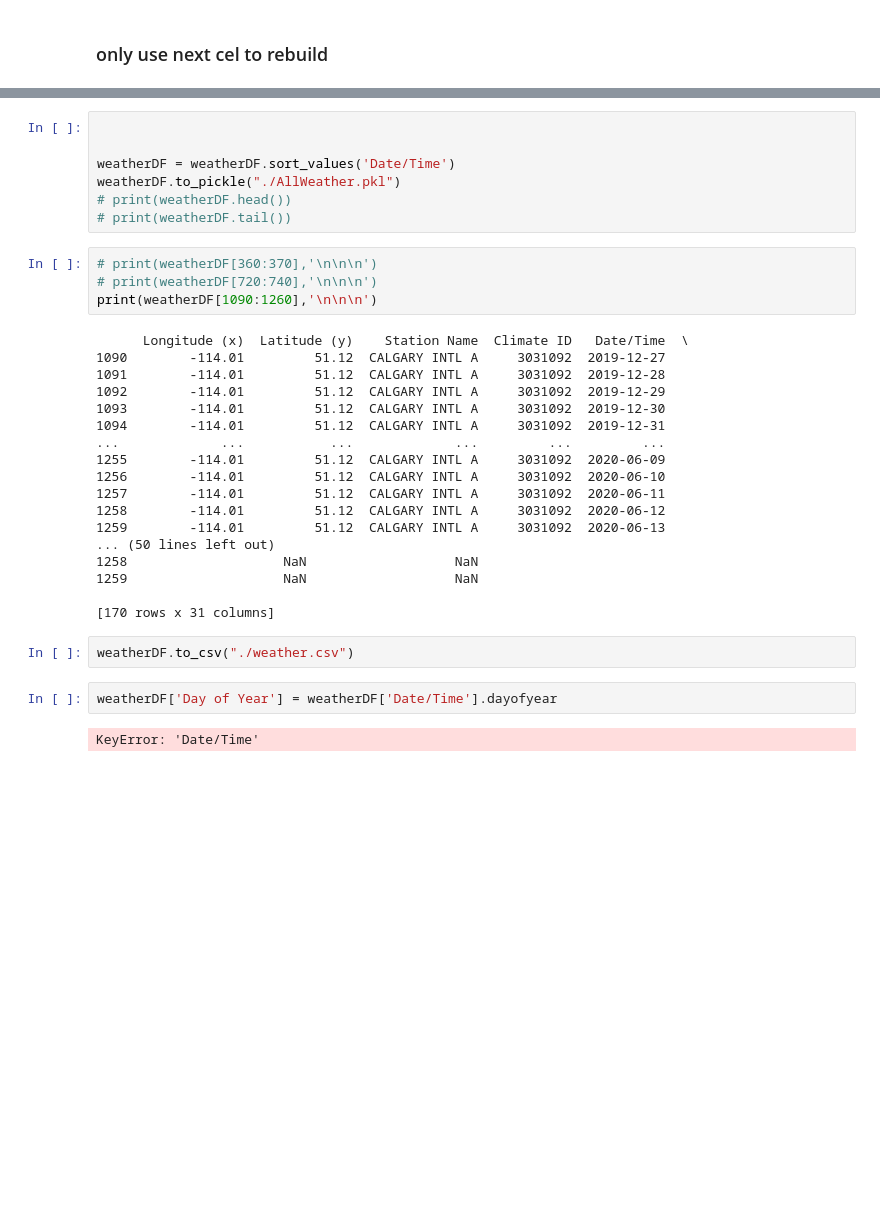
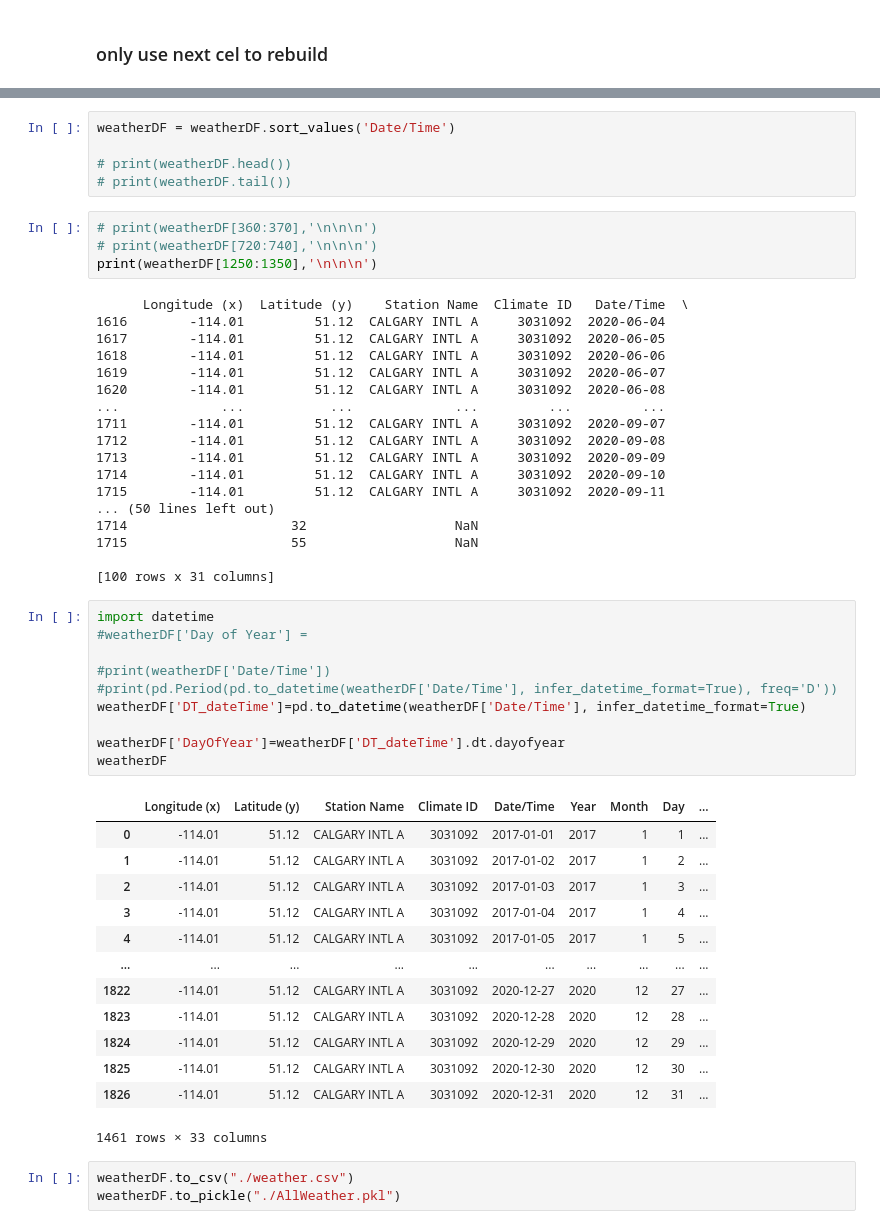
Before and after one commit to tarkus1/irrigation, a Jupyter notebook: weather/Weather History Download.ipynb, the cells around one changed output, grey strips where cells are left out. Cells and saved outputs as stored; diff of their text form; blank space fills up the shorter version.

Commit message:
weather download improvements

```diff
--- a/weather/Weather History Download.ipynb
+++ b/weather/Weather History Download.ipynb
@@ -208,37 +154,56 @@ Min Temp (°C)                1221
 
 [5 rows x 31 columns]
 # %%
+weatherDF = weatherDF.sort_values('Date/Time')
 
-
-weatherDF = weatherDF.sort_values('Date/Time')
-weatherDF.to_pickle("./AllWeather.pkl")
 # print(weatherDF.head())
 # print(weatherDF.tail())
 # %%
 # print(weatherDF[360:370],'\n\n\n')
 # print(weatherDF[720:740],'\n\n\n')
-print(weatherDF[1090:1260],'\n\n\n')
+print(weatherDF[1250:1350],'\n\n\n')
 # %% [output]
       Longitude (x)  Latitude (y)    Station Name  Climate ID   Date/Time  \
-1090        -114.01         51.12  CALGARY INTL A     3031092  2019-12-27
-1091        -114.01         51.12  CALGARY INTL A     3031092  2019-12-28
-1092        -114.01         51.12  CALGARY INTL A     3031092  2019-12-29
-1093        -114.01         51.12  CALGARY INTL A     3031092  2019-12-30
-1094        -114.01         51.12  CALGARY INTL A     3031092  2019-12-31
+1616        -114.01         51.12  CALGARY INTL A     3031092  2020-06-04
+1617        -114.01         51.12  CALGARY INTL A     3031092  2020-06-05
+1618        -114.01         51.12  CALGARY INTL A     3031092  2020-06-06
+1619        -114.01         51.12  CALGARY INTL A     3031092  2020-06-07
+1620        -114.01         51.12  CALGARY INTL A     3031092  2020-06-08
 ...             ...           ...             ...         ...         ...
-1255        -114.01         51.12  CALGARY INTL A     3031092  2020-06-09
-1256        -114.01         51.12  CALGARY INTL A     3031092  2020-06-10
-1257        -114.01         51.12  CALGARY INTL A     3031092  2020-06-11
-1258        -114.01         51.12  CALGARY INTL A     3031092  2020-06-12
-1259        -114.01         51.12  CALGARY INTL A     3031092  2020-06-13
+1711        -114.01         51.12  CALGARY INTL A     3031092  2020-09-07
+1712        -114.01         51.12  CALGARY INTL A     3031092  2020-09-08
+1713        -114.01         51.12  CALGARY INTL A     3031092  2020-09-09
+1714        -114.01         51.12  CALGARY INTL A     3031092  2020-09-10
+1715        -114.01         51.12  CALGARY INTL A     3031092  2020-09-11
 ... (50 lines left out)
-1258                    NaN                   NaN
-1259                    NaN                   NaN
+1714                     32                   NaN
+1715                     55                   NaN
 
-[170 rows x 31 columns]
+[100 rows x 31 columns]
+# %%
+import datetime
+#weatherDF['Day of Year'] =
+
+#print(weatherDF['Date/Time'])
+#print(pd.Period(pd.to_datetime(weatherDF['Date/Time'], infer_datetime_format=True), freq='D'))
+weatherDF['DT_dateTime']=pd.to_datetime(weatherDF['Date/Time'], infer_datetime_format=True)
+
+weatherDF['DayOfYear']=weatherDF['DT_dateTime'].dt.dayofyear
+weatherDF
+# %% [output]
+|  | Longitude (x) | Latitude (y) | Station Name | Climate ID | Date/Time | Year | Month | Day | ... |
+| 0 | -114.01 | 51.12 | CALGARY INTL A | 3031092 | 2017-01-01 | 2017 | 1 | 1 | ... |
+| 1 | -114.01 | 51.12 | CALGARY INTL A | 3031092 | 2017-01-02 | 2017 | 1 | 2 | ... |
+| 2 | -114.01 | 51.12 | CALGARY INTL A | 3031092 | 2017-01-03 | 2017 | 1 | 3 | ... |
+| 3 | -114.01 | 51.12 | CALGARY INTL A | 3031092 | 2017-01-04 | 2017 | 1 | 4 | ... |
+| 4 | -114.01 | 51.12 | CALGARY INTL A | 3031092 | 2017-01-05 | 2017 | 1 | 5 | ... |
+| ... | ... | ... | ... | ... | ... | ... | ... | ... | ... |
+| 1822 | -114.01 | 51.12 | CALGARY INTL A | 3031092 | 2020-12-27 | 2020 | 12 | 27 | ... |
+| 1823 | -114.01 | 51.12 | CALGARY INTL A | 3031092 | 2020-12-28 | 2020 | 12 | 28 | ... |
+| 1824 | -114.01 | 51.12 | CALGARY INTL A | 3031092 | 2020-12-29 | 2020 | 12 | 29 | ... |
+| 1825 | -114.01 | 51.12 | CALGARY INTL A | 3031092 | 2020-12-30 | 2020 | 12 | 30 | ... |
+| 1826 | -114.01 | 51.12 | CALGARY INTL A | 3031092 | 2020-12-31 | 2020 | 12 | 31 | ... |
+1461 rows × 33 columns
 # %%
 weatherDF.to_csv("./weather.csv")
+weatherDF.to_pickle("./AllWeather.pkl")
-# %%
-weatherDF['Day of Year'] = weatherDF['Date/Time'].dayofyear
-# %% [output]
-KeyError: 'Date/Time'
```
Also changed, not shown: parts of 5 cells of this notebook, 1 other file.
